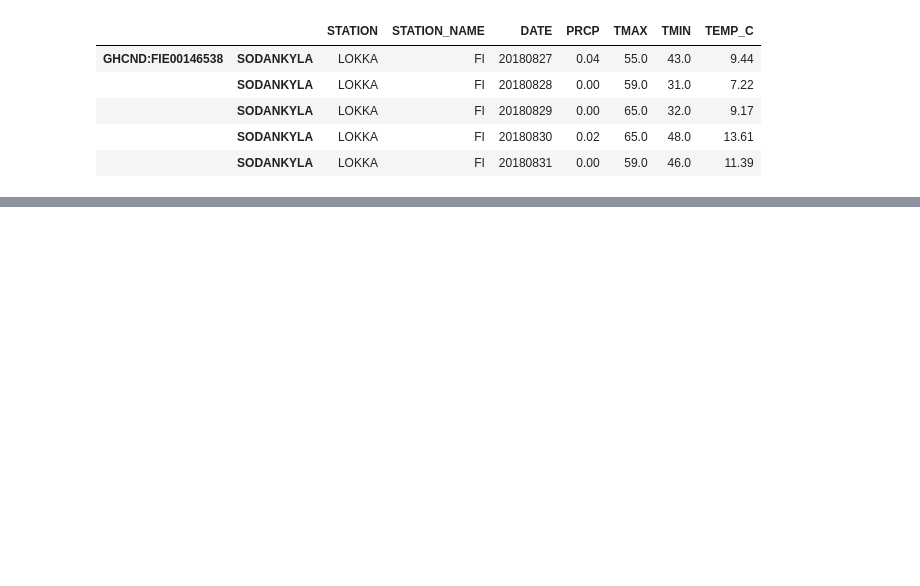
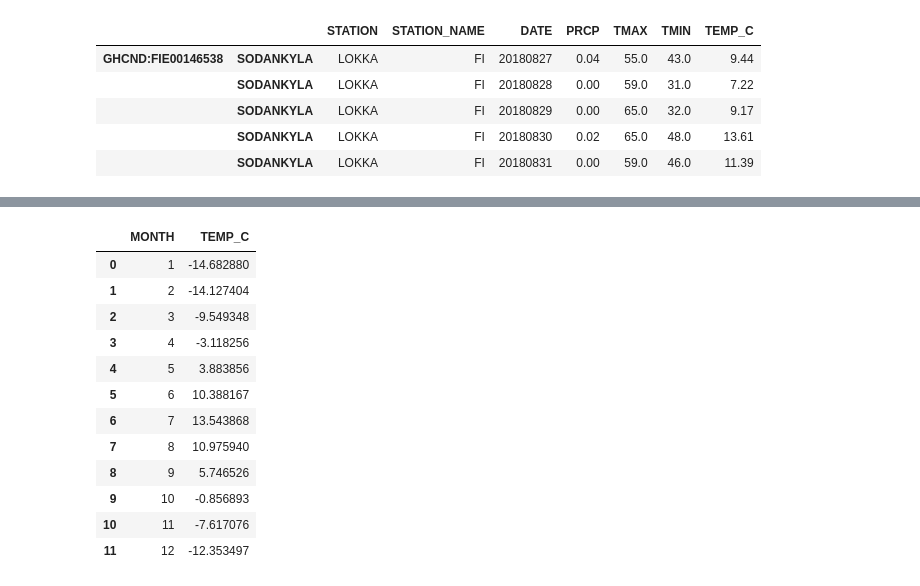
Before and after one commit to FinnP0611/Exercise-6-Finn, a Jupyter notebook: Exercise-6-problem-4.ipynb, the cells around one changed output, grey strips where cells are left out. Cells and saved outputs as stored; diff of their text form; code cells hidden in the pictures; blank space fills up the shorter version.

```diff
--- a/Exercise-6-problem-4.ipynb
+++ b/Exercise-6-problem-4.ipynb
@@ -81,0 +130,16 @@ sodlokka.tail()
+# %%
+reference_temps.reset_index()
+# %% [output]
+|  | MONTH | TEMP_C |
+| 0 | 1 | -14.682880 |
+| 1 | 2 | -14.127404 |
+| 2 | 3 | -9.549348 |
+| 3 | 4 | -3.118256 |
+| 4 | 5 | 3.883856 |
+| 5 | 6 | 10.388167 |
+| 6 | 7 | 13.543868 |
+| 7 | 8 | 10.975940 |
+| 8 | 9 | 5.746526 |
+| 9 | 10 | -0.856893 |
+| 10 | 11 | -7.617076 |
+| 11 | 12 | -12.353497 |
```
Also changed, not shown: parts of 15 cells of this notebook.
